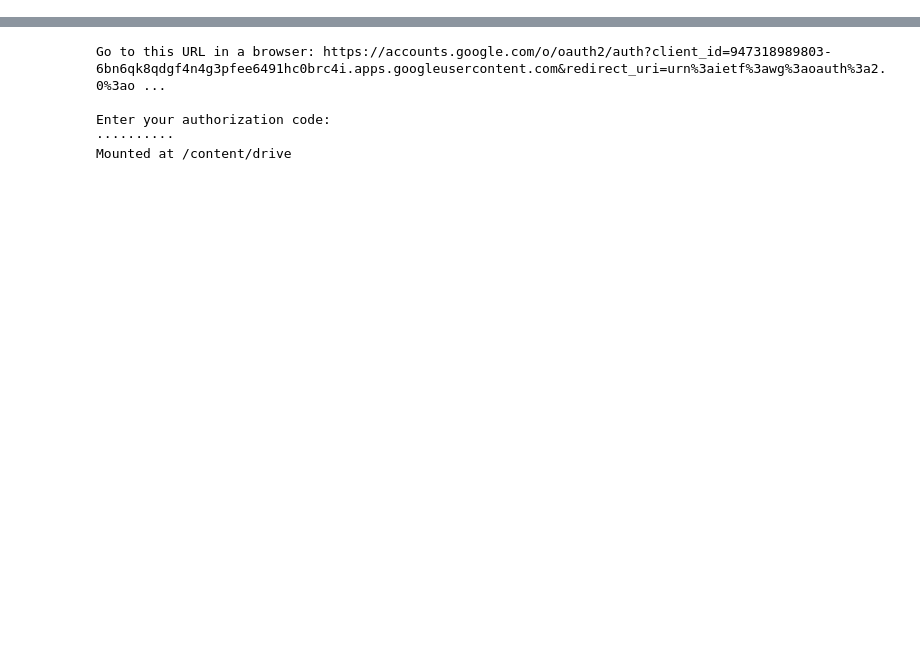
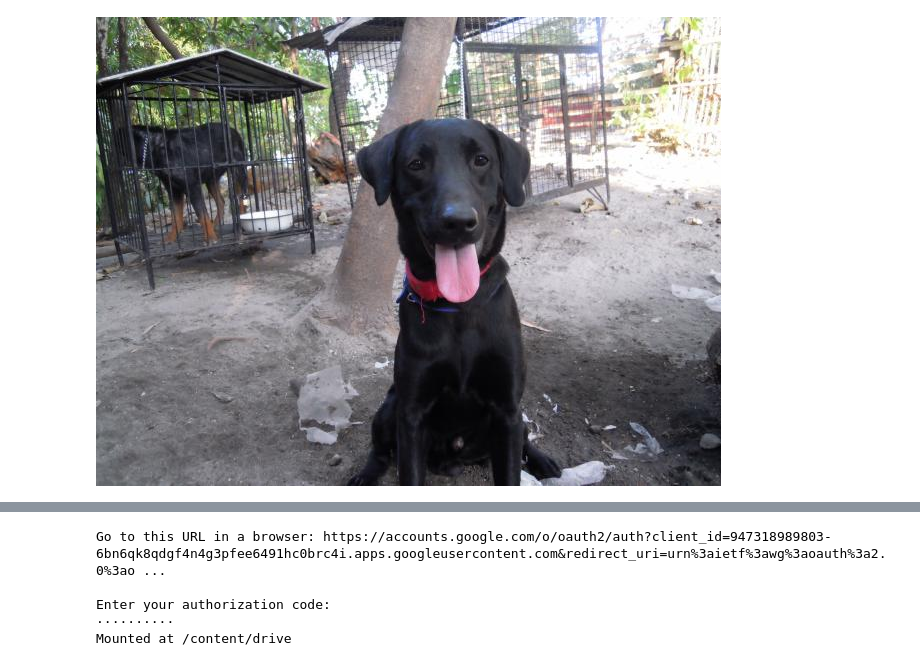
Before and after one commit to Dave-Vedant/Deep_Learning_NanoDegree-Udacity, a Jupyter notebook: Project/project-Dog_Breed_CNN_Classification/CNN_Classfier-using_ PyTorch.ipynb, the cells around one changed output, grey strips where cells are left out. Drawn from its saved outputs; the diff is of its cells as text; code cells hidden in the pictures; blank space fills up the shorter version.

```diff
--- a/Project/project-Dog_Breed_CNN_Classification/CNN_Classfier-using_ PyTorch.ipynb
+++ b/Project/project-Dog_Breed_CNN_Classification/CNN_Classfier-using_ PyTorch.ipynb
@@ -8,0 +13,5 @@
+# %%
+from IPython.display import Image,display
+display(Image('/content/drive/My Drive/proj/images/Labrador_retriever_06449.jpg'))
+# %% [output]
+[figure, added]
```
Also changed, not shown: parts of 32 cells of this notebook.
